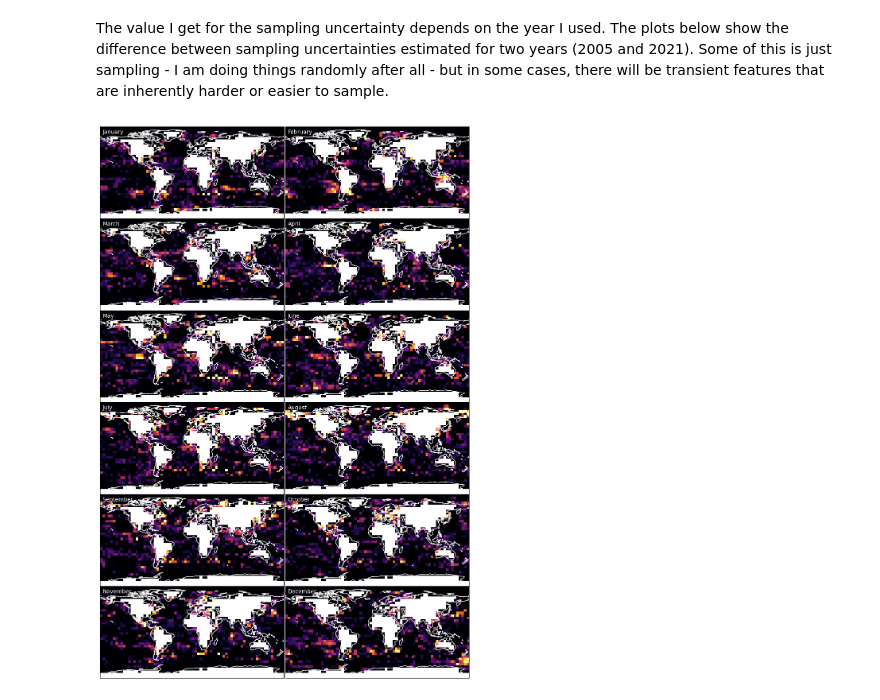
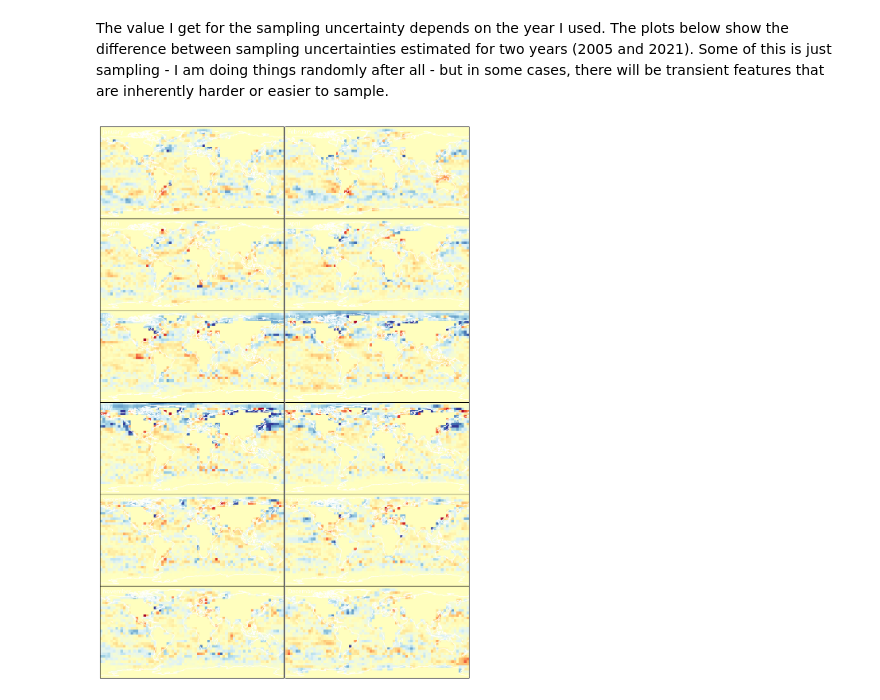
Before and after one commit to jjk-code-otter/open-ocean, a Jupyter notebook: notebooks/sampling_uncertainty.ipynb, the cells around one changed output. Saved outputs shown, nothing was run; the diff lists cells and outputs as text; code cells hidden in the pictures.

```diff
--- a/notebooks/sampling_uncertainty.ipynb
+++ b/notebooks/sampling_uncertainty.ipynb
@@ -23,8 +23,11 @@ def plot_map(ax, ds):
 # %%
 data_dir = Path(os.getenv("OODIR"))
 # %%
-sampling_file = xr.open_dataset(data_dir / "IQUAM" / "OutputData" / "sampling_uncertainty.nc")
+sampling_file = xr.open_dataset(data_dir / "IQUAM" / "OutputData" / "sampling_uncertainty_2005.nc")
+sampling_file.sst.values[np.isnan(sampling_file.sst.values)] = 0
+
 sampling_file2 = xr.open_dataset(data_dir / "IQUAM" / "OutputData" / "sampling_uncertainty_2021.nc")
+sampling_file2.sst.values[np.isnan(sampling_file2.sst.values)] = 0
 # %%
 longitude = sampling_file.sst.longitude
 latitude = sampling_file.sst.latitude
@@ -48,12 +51,12 @@ The value I get for the sampling uncertainty depends on the year I used. The plo
 # %%
 longitude = sampling_file.sst.longitude
 latitude = sampling_file.sst.latitude
 month= ['January', 'February', 'March', 'April', 'May', 'June', 'July', 'August', 'September', 'October', 'November', 'December']
 fig, axes = plt.subplots(nrows=6, ncols=2, figsize=(12,18), subplot_kw=dict(projection=ccrs.PlateCarree()))
 plt.subplots_adjust(wspace=0, hspace=0)
 for i, ax in zip(range(12), axes.ravel()):
     ax.coastlines(lw=1, color='w')
-    x = ax.pcolormesh(longitude, latitude, sampling_file.sst[i]-sampling_file2.sst[i], vmin=0.0, vmax=0.5, cmap='inferno')
+    x = ax.pcolormesh(longitude, latitude, (sampling_file.sst[i]-sampling_file2.sst[i]), vmin=-1, vmax=1, cmap='RdYlBu_r')
     ax.text(-175, 77, month[i], color='white')
 # %% [output]
-[figure, old version]
+[figure, new version]
```
Also changed, not shown: parts of 3 cells of this notebook, 3 other files.
